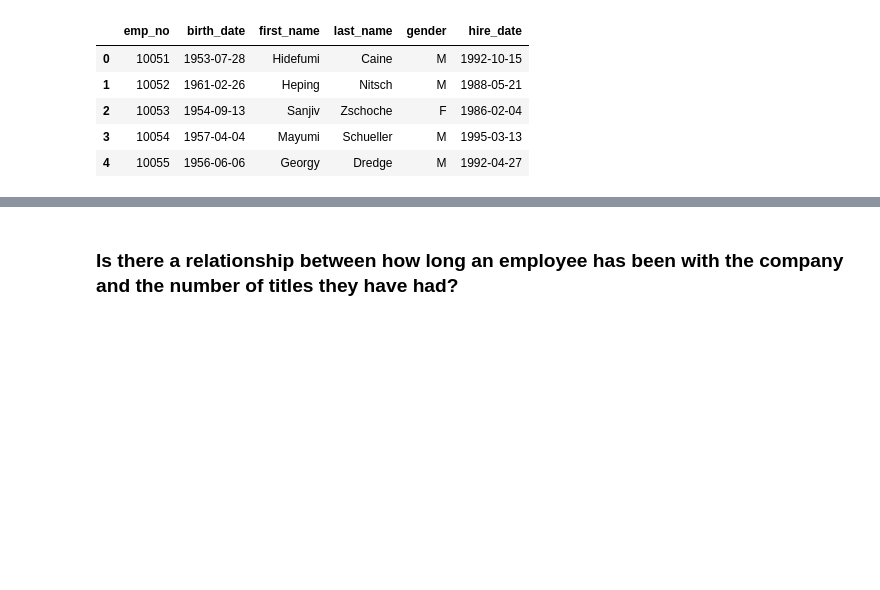
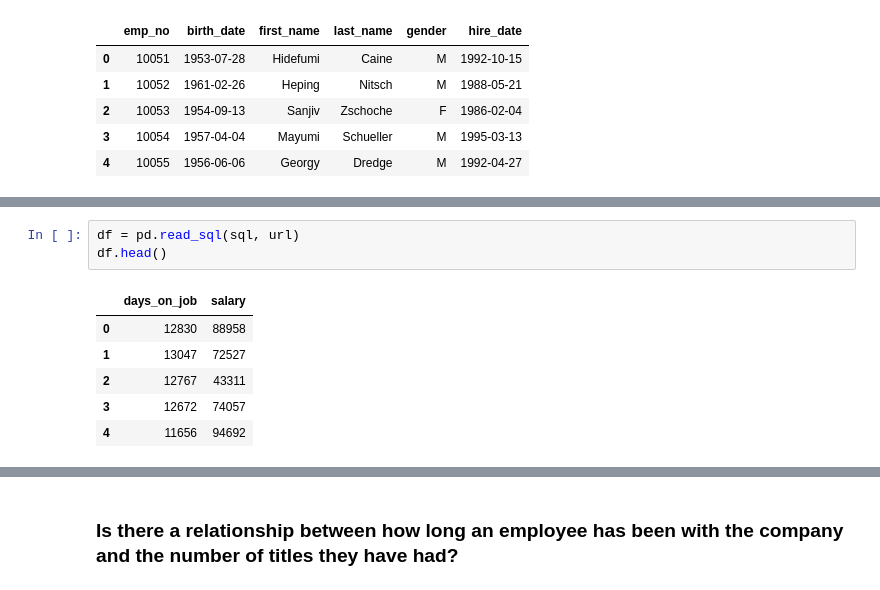
Before and after one commit to Joshua-C-Bryant/statistics-exercises, a Jupyter notebook: hypothesis_testing_comparing_means.ipynb, the cells around one changed output, grey strips where cells are left out. Saved outputs shown, nothing was run; the diff lists cells and outputs as text; blank space fills up the shorter version.

```diff
--- a/hypothesis_testing_comparing_means.ipynb
+++ b/hypothesis_testing_comparing_means.ipynb
@@ -1093,0 +1059,10 @@ AttributeError: 'DataFrame' object has no attribute 'to_date'
+# %%
+df = pd.read_sql(sql, url)
+df.head()
+# %% [output]
+|  | days_on_job | salary |
+| 0 | 12830 | 88958 |
+| 1 | 13047 | 72527 |
+| 2 | 12767 | 43311 |
+| 3 | 12672 | 74057 |
+| 4 | 11656 | 94692 |
```
Also changed, not shown: parts of 25 cells of this notebook.
